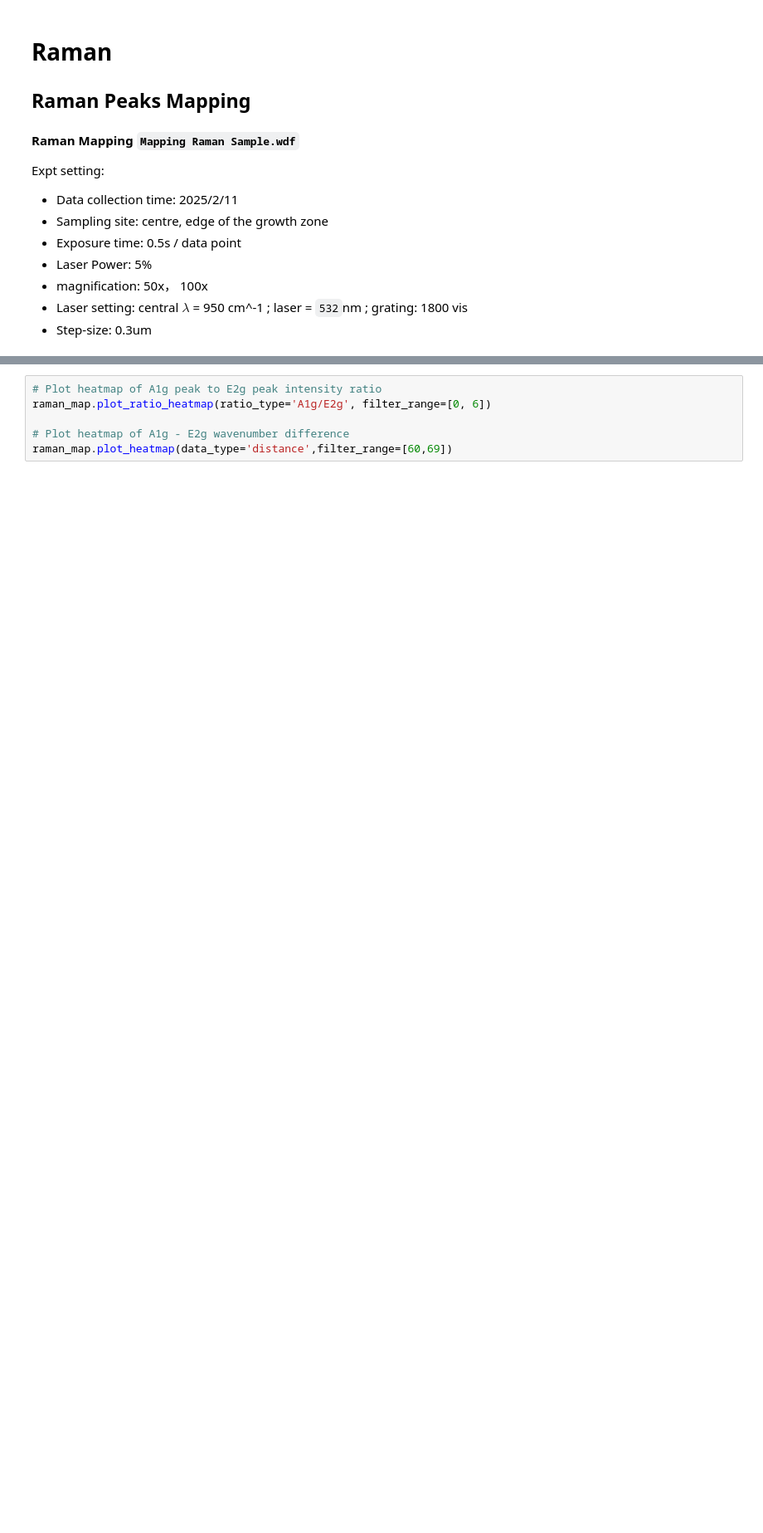
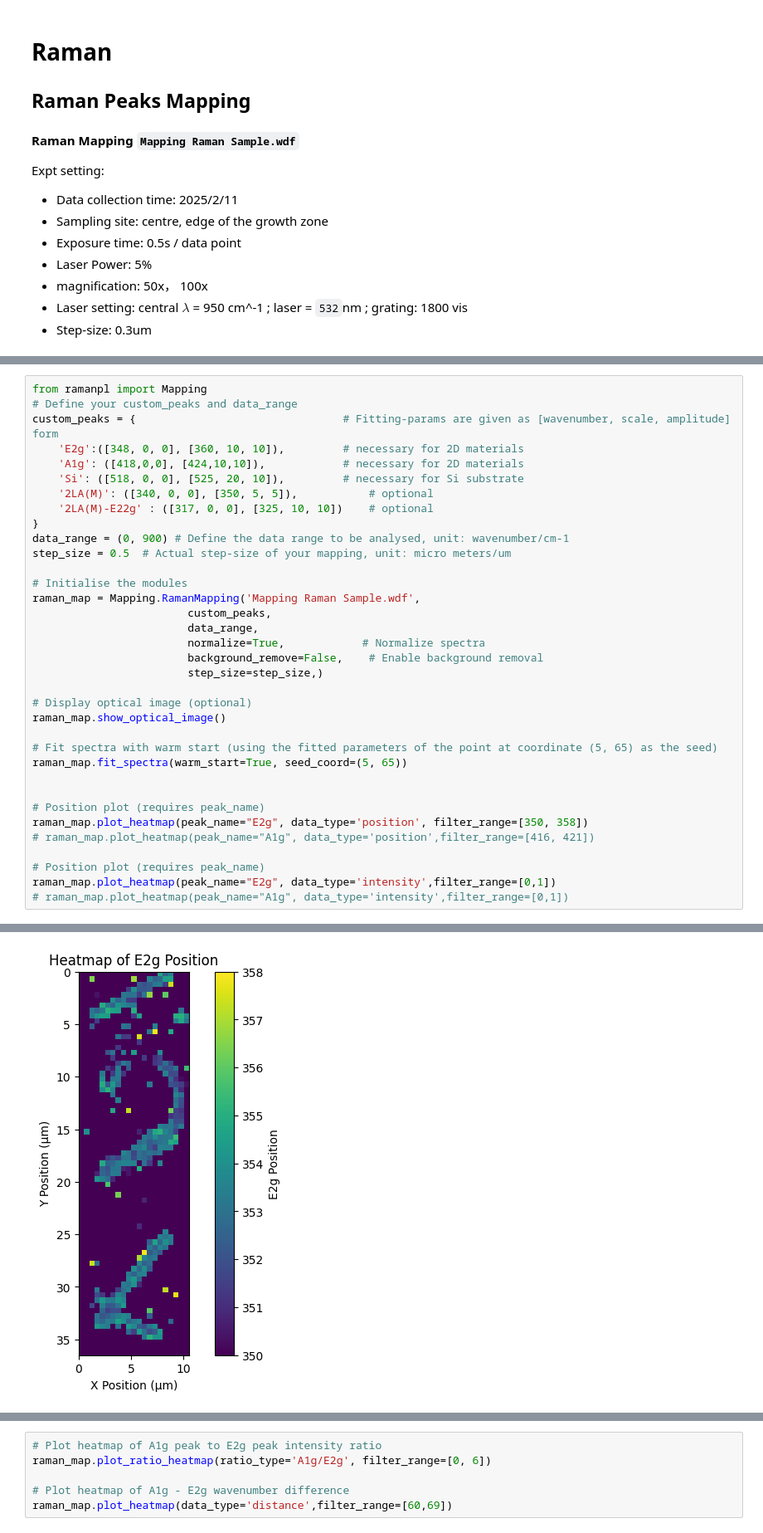
Before and after one commit to barry063/RamanPL_2D, a Jupyter notebook: example-usage/Mapping/Mapping Raman Example.ipynb, the cells around one changed output, grey strips where cells are left out. Shown at 83% size. Drawn from its saved outputs; the diff is of its cells as text; blank space fills up the shorter version.

```diff
--- a/example-usage/Mapping/Mapping Raman Example.ipynb
+++ b/example-usage/Mapping/Mapping Raman Example.ipynb
@@ -63,0 +64,36 @@ Successful fits: 1533 / 1533
+# %%
+from ramanpl import Mapping
+# Define your custom_peaks and data_range
+custom_peaks = {                                # Fitting-params are given as [wavenumber, scale, amplitude] form
+    'E2g':([348, 0, 0], [360, 10, 10]),         # necessary for 2D materials
+    'A1g': ([418,0,0], [424,10,10]),            # necessary for 2D materials
+    'Si': ([518, 0, 0], [525, 20, 10]),         # necessary for Si substrate
+    '2LA(M)': ([340, 0, 0], [350, 5, 5]),           # optional
+    '2LA(M)-E22g' : ([317, 0, 0], [325, 10, 10])    # optional
+}
+data_range = (0, 900) # Define the data range to be analysed, unit: wavenumber/cm-1
+step_size = 0.5  # Actual step-size of your mapping, unit: micro meters/um
+
+# Initialise the modules
+raman_map = Mapping.RamanMapping('Mapping Raman Sample.wdf',
+                        custom_peaks,
+                        data_range,
+                        normalize=True,            # Normalize spectra
+                        background_remove=False,    # Enable background removal
+                        step_size=step_size,)
+
+# Display optical image (optional)
+raman_map.show_optical_image()
+
+# Fit spectra with warm start (using the fitted parameters of the point at coordinate (5, 65) as the seed)
+raman_map.fit_spectra(warm_start=True, seed_coord=(5, 65))
+
+
+# Position plot (requires peak_name)
+raman_map.plot_heatmap(peak_name="E2g", data_type='position', filter_range=[350, 358])
+# raman_map.plot_heatmap(peak_name="A1g", data_type='position',filter_range=[416, 421])
+
+# Position plot (requires peak_name)
+raman_map.plot_heatmap(peak_name="E2g", data_type='intensity',filter_range=[0,1])
+# raman_map.plot_heatmap(peak_name="A1g", data_type='intensity',filter_range=[0,1])
+# %% [output]
@@ -63,0 +102 @@ Successful fits: 1533 / 1533
+[figure, added]
```
Also changed, not shown: parts of 6 cells of this notebook, 7 other files.
